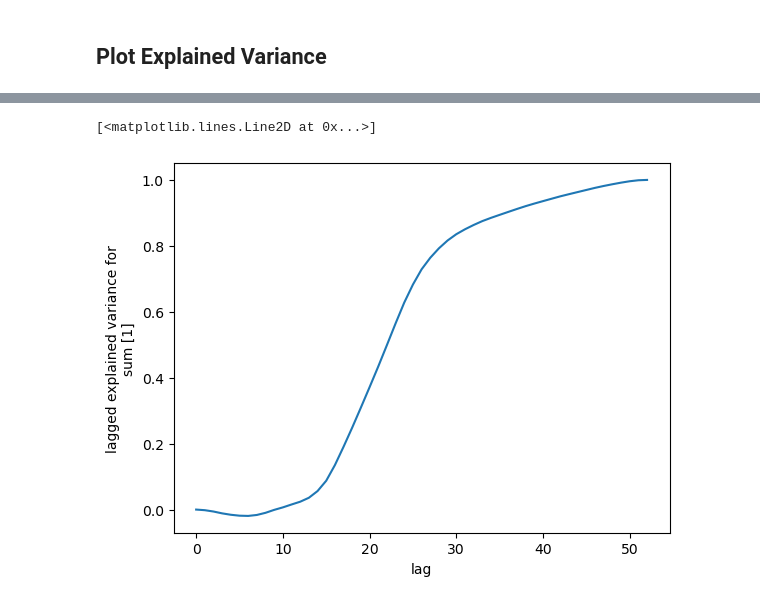
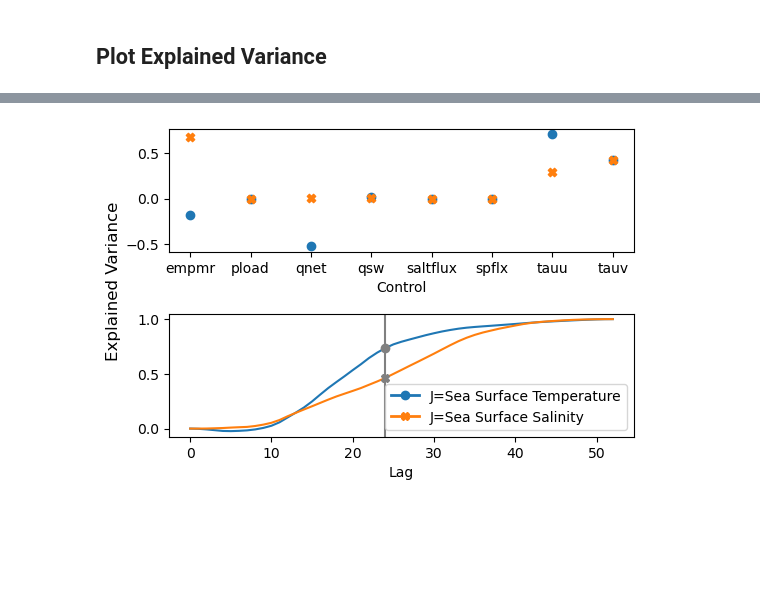
Before and after one commit to ECCO-Summer-School/ESS25-Team_ECCO-UP, a Jupyter notebook: contributors/andrew/convolution_figures.ipynb, the cells around one changed output, grey strips where cells are left out. Drawn from its saved outputs; the diff is of its cells as text; code cells hidden in the pictures; blank space fills up the shorter version.

```diff
--- a/contributors/andrew/convolution_figures.ipynb
+++ b/contributors/andrew/convolution_figures.ipynb
@@ -326,5 +331,28 @@ plot_ev_ctrl(ds_t_94_ev_ctrl, ds_t_10_ev_ctrl, ds_s_94_ev_ctrl, ds_s_10_ev_ctrl,
+# %%
+ds_t_10_ev_lag = convolution.lagged_variance(ds_conv_t_10_anom, variable="sum")
+ds_s_10_ev_lag = convolution.lagged_variance(ds_conv_s_10_anom, variable="sum")
 # %%
-convolution.lagged_variance(ds_conv_t_94_anom, "sum").plot()
+fig, (ax1, ax2) = plt.subplots(2, 1, figsize=(6, 4), sharex=False)
+plt.subplots_adjust(hspace=0.5)
+# ax.scatter(ds_t_ev_ctrl_94["control"], ds_t_ev_ctrl_94, label="SST 1994", c="#1f77b4")
+ax1.scatter(ds_t_10_ev_ctrl["control"], ds_t_10_ev_ctrl, label="J=Sea Surface Temperature", c="#1f77b4")
+# ax.scatter(ds_s_ev_ctrl_94["control"], ds_s_ev_ctrl_94, label="SSS 1994", c="#ff7f0e")
+ax1.scatter(ds_s_10_ev_ctrl["control"], ds_s_10_ev_ctrl, label="J=Sea Surface Salinity", c="#ff7f0e", marker="X")
+ax1.set_xlabel("Control")
+# ax1.set_ylabel("Explained Variance")
+ax2.plot(ds_t_10_ev_lag["lag"], ds_t_10_ev_lag, label="J=Sea Surface Temperature", c="#1f77b4")
+ax2.plot(ds_s_10_ev_lag["lag"], ds_s_10_ev_lag, label="J=Sea Surface Salinity", c="#ff7f0e")
+ax2.plot(24, ds_t_10_ev_lag[24], label="J=Sea Surface Temperature", c="gray", marker="o")
+ax2.plot(24, ds_s_10_ev_lag[24], label="J=Sea Surface Salinity", c="gray", marker="X")
+ax2.axvline(24, c="gray")
+ax2.set_xlabel("Lag")
+legend_elements = [
+    mlines.Line2D([0], [0], color='#1f77b4', lw=2, label='J=Sea Surface Temperature', marker="o"),
+    mlines.Line2D([0], [0], color='#ff7f0e', lw=2, label='J=Sea Surface Salinity', marker="X"),
+]
+ax2.legend(handles=legend_elements, loc="lower right")
+fig.supylabel("Explained Variance")
+
+plt.savefig(FIGURES_DIR / "poster_pres_figs/exp_variance.png", bbox_inches="tight", dpi=600)
 # %% [output]
-[<matplotlib.lines.Line2D at 0x...>]
-[figure, old version]
+[figure, new version]
```
Also changed, not shown: parts of 9 cells of this notebook, 5 other files.
